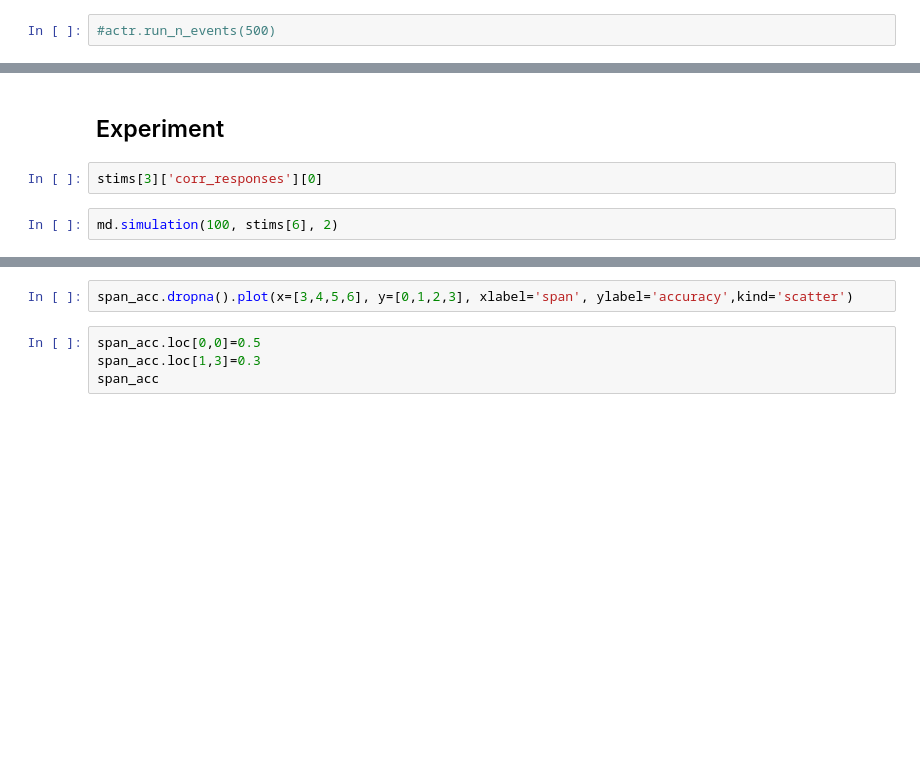
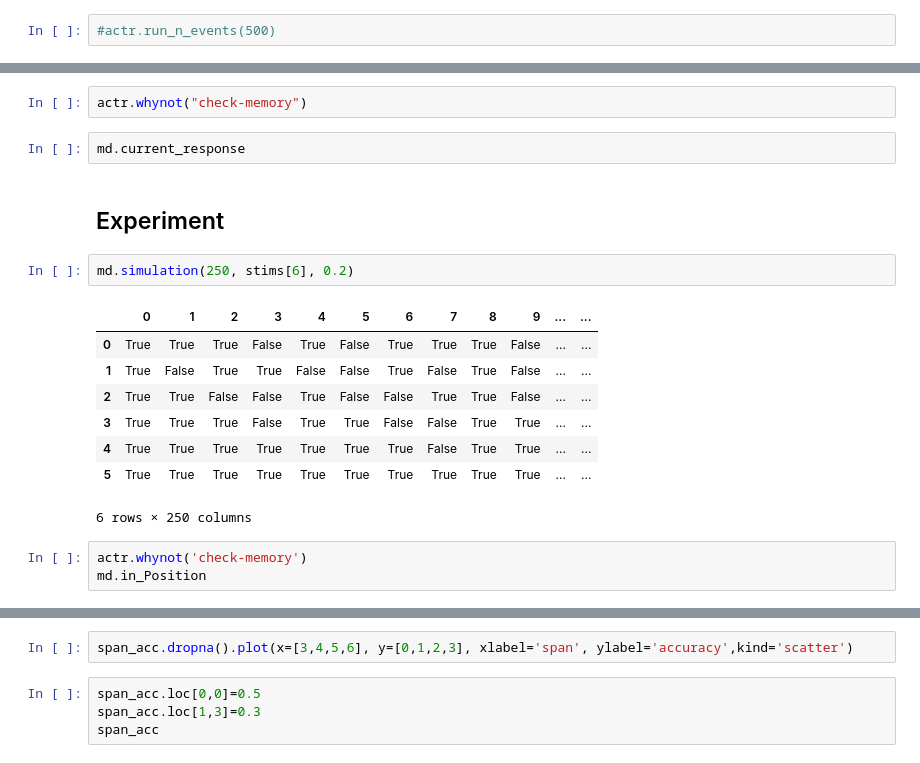
Before and after one commit to theodrosmhaile/stag_2023, a Jupyter notebook: MODS_ACTR/andrea/MODS.ipynb, the cells around one changed output, grey strips where cells are left out. Saved outputs shown, nothing was run; the diff lists cells and outputs as text; blank space fills up the shorter version.

```diff
--- a/MODS_ACTR/andrea/MODS.ipynb
+++ b/MODS_ACTR/andrea/MODS.ipynb
@@ -34,6 +41,20 @@ actr.run(5)
+# %%
+actr.whynot("check-memory")
+# %%
+md.current_response
 # %% [markdown]
 ## Experiment
-# %%
-stims[3]['corr_responses'][0]
-# %%
-md.simulation(100, stims[6], 2)
+# %%
+md.simulation(250, stims[6], 0.2)
+# %% [output]
+|  | 0 | 1 | 2 | 3 | 4 | 5 | 6 | 7 | 8 | 9 | ... | ... |
+| 0 | True | True | True | False | True | False | True | True | True | False | ... | ... |
+| 1 | True | False | True | True | False | False | True | False | True | False | ... | ... |
+| 2 | True | True | False | False | True | False | False | True | True | False | ... | ... |
+| 3 | True | True | True | False | True | True | False | False | True | True | ... | ... |
+| 4 | True | True | True | True | True | True | True | False | True | True | ... | ... |
+| 5 | True | True | True | True | True | True | True | True | True | True | ... | ... |
+6 rows × 250 columns
+# %%
+actr.whynot('check-memory')
+md.in_Position
```
Also changed, not shown: parts of 21 cells of this notebook, 8 other files.
